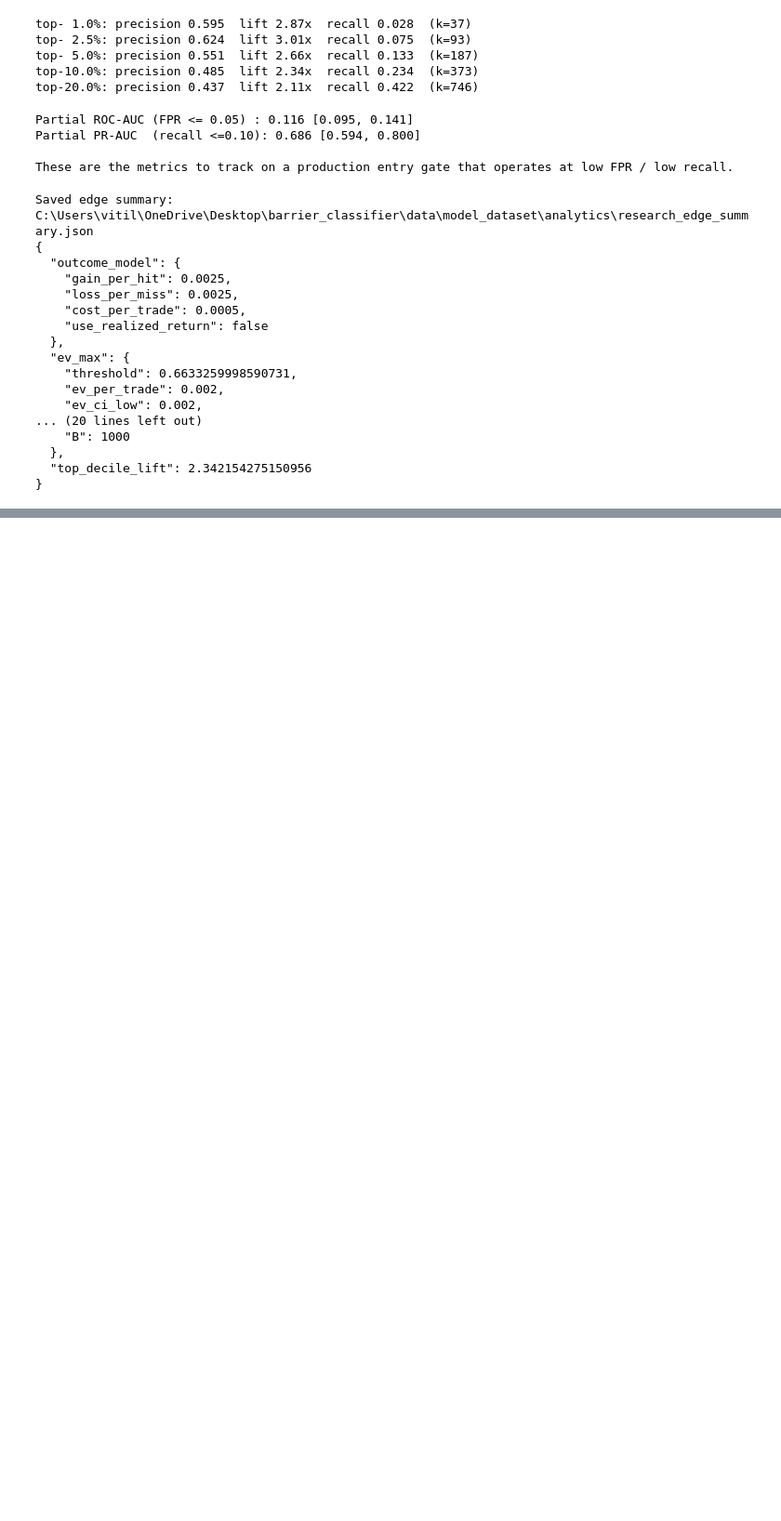
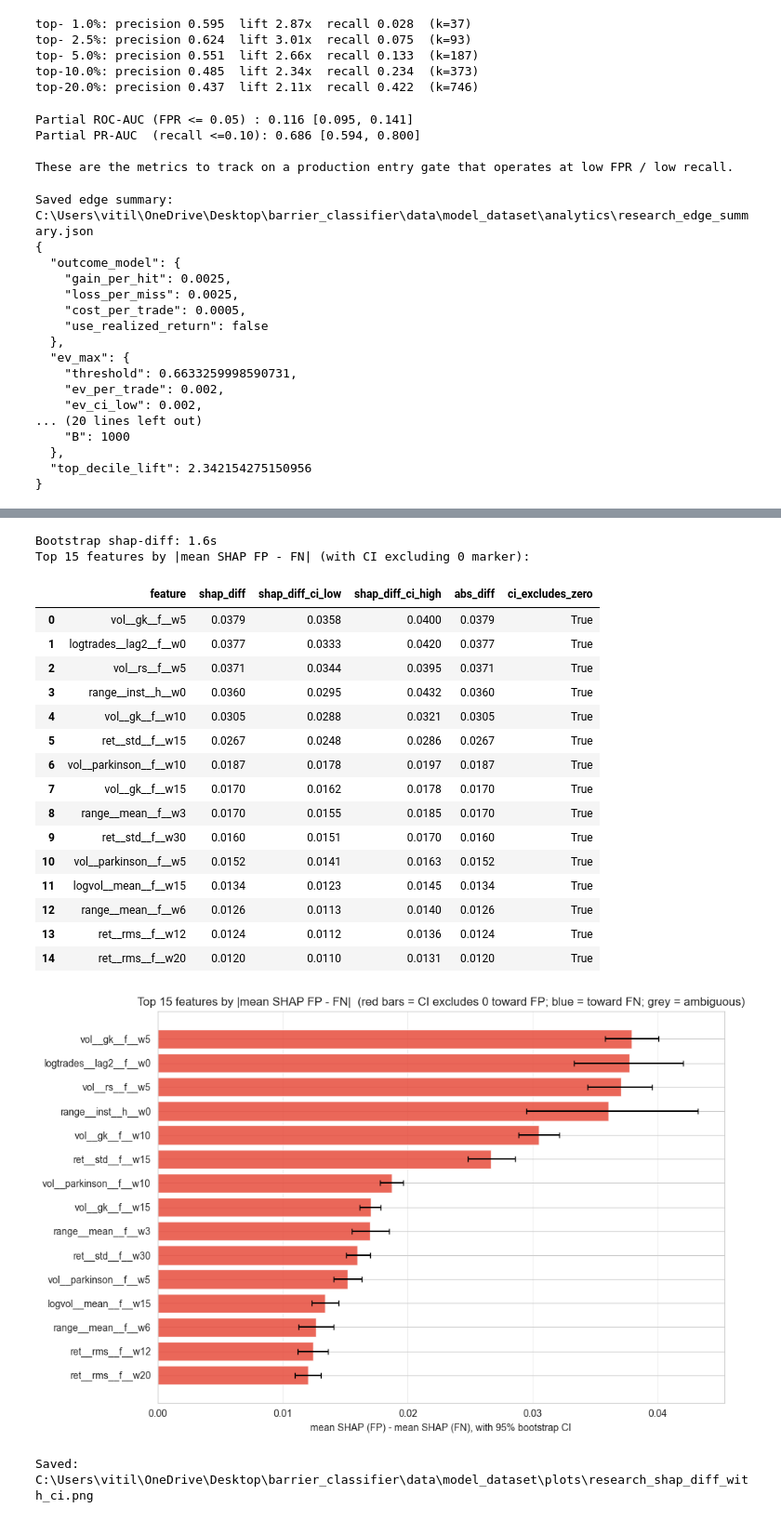
Before and after one commit to VitaIll/barrier_classifier, a Jupyter notebook: notebooks/04_offline_study.ipynb, the cells around one changed output, grey strips where cells are left out. Shown at 93% size. Cells and saved outputs as stored; diff of their text form; code cells hidden in the pictures; blank space fills up the shorter version.

```diff
--- a/notebooks/04_offline_study.ipynb
+++ b/notebooks/04_offline_study.ipynb
@@ -961,0 +1038,41 @@ Subsequent sections land as the corresponding analytics phases are built:
+# %%
+# Bootstrap CI on (mean SHAP FP - mean SHAP FN) per feature
+t0 = time.perf_counter()
+diff_ci = bootstrap_shap_diff(
+    shap_test, cohorts, feature_list,
+    B=BOOTSTRAP_B, ci=BOOTSTRAP_CI, seed=BOOTSTRAP_SEED,
+)
+print(f"Bootstrap shap-diff: {time.perf_counter() - t0:.1f}s")
+print(f"Top {TOP_N_FEATURES} features by |mean SHAP FP - FN| (with CI excluding 0 marker):")
+display(diff_ci.head(TOP_N_FEATURES).style.format({
+    "shap_diff": "{:.4f}", "shap_diff_ci_low": "{:.4f}", "shap_diff_ci_high": "{:.4f}",
+    "abs_diff": "{:.4f}",
+}))
+
+fig, ax = plt.subplots(figsize=(10, 6.5))
+plot_bootstrap_shap_diff_with_ci(diff_ci, top_n=TOP_N_FEATURES, ax=ax)
+plt.tight_layout()
+fig.savefig(PLOTS_DIR / "research_shap_diff_with_ci.png", dpi=150)
+plt.show()
+print(f"Saved: {PLOTS_DIR / 'research_shap_diff_with_ci.png'}")
+# %% [output]
+Bootstrap shap-diff: 1.6s
+Top 15 features by |mean SHAP FP - FN| (with CI excluding 0 marker):
+|  | feature | shap_diff | shap_diff_ci_low | shap_diff_ci_high | abs_diff | ci_excludes_zero |
+| 0 | vol__gk__f__w5 | 0.0379 | 0.0358 | 0.0400 | 0.0379 | True |
+| 1 | logtrades__lag2__f__w0 | 0.0377 | 0.0333 | 0.0420 | 0.0377 | True |
+| 2 | vol__rs__f__w5 | 0.0371 | 0.0344 | 0.0395 | 0.0371 | True |
+| 3 | range__inst__h__w0 | 0.0360 | 0.0295 | 0.0432 | 0.0360 | True |
+| 4 | vol__gk__f__w10 | 0.0305 | 0.0288 | 0.0321 | 0.0305 | True |
+| 5 | ret__std__f__w15 | 0.0267 | 0.0248 | 0.0286 | 0.0267 | True |
+| 6 | vol__parkinson__f__w10 | 0.0187 | 0.0178 | 0.0197 | 0.0187 | True |
+| 7 | vol__gk__f__w15 | 0.0170 | 0.0162 | 0.0178 | 0.0170 | True |
+| 8 | range__mean__f__w3 | 0.0170 | 0.0155 | 0.0185 | 0.0170 | True |
+| 9 | ret__std__f__w30 | 0.0160 | 0.0151 | 0.0170 | 0.0160 | True |
+| 10 | vol__parkinson__f__w5 | 0.0152 | 0.0141 | 0.0163 | 0.0152 | True |
+| 11 | logvol__mean__f__w15 | 0.0134 | 0.0123 | 0.0145 | 0.0134 | True |
+| 12 | range__mean__f__w6 | 0.0126 | 0.0113 | 0.0140 | 0.0126 | True |
+| 13 | ret__rms__f__w12 | 0.0124 | 0.0112 | 0.0136 | 0.0124 | True |
+| 14 | ret__rms__f__w20 | 0.0120 | 0.0110 | 0.0131 | 0.0120 | True |
+[figure, added]
+Saved: C:\Users\vitil\OneDrive\Desktop\barrier_classifier\data\model_dataset\plots\research_shap_diff_with_ci.png
```
Also changed, not shown: parts of 13 cells of this notebook, 4 other files.
